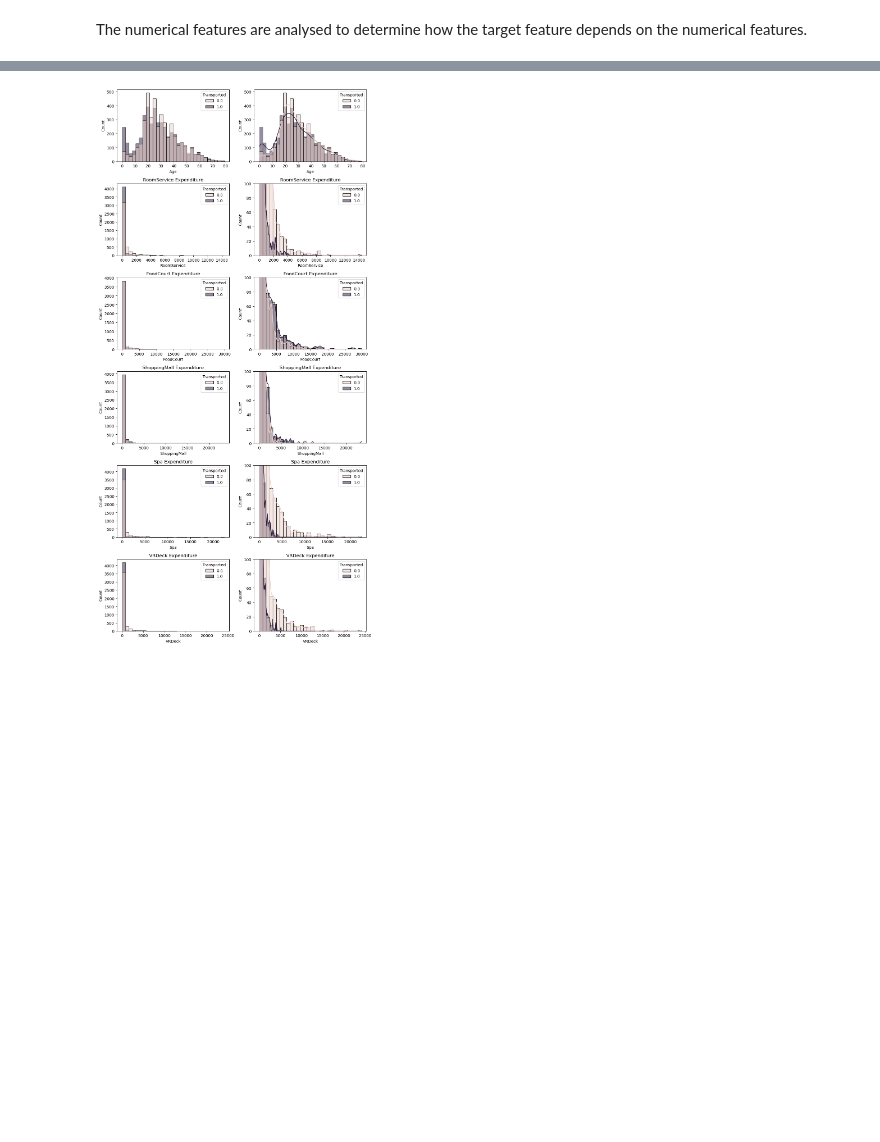
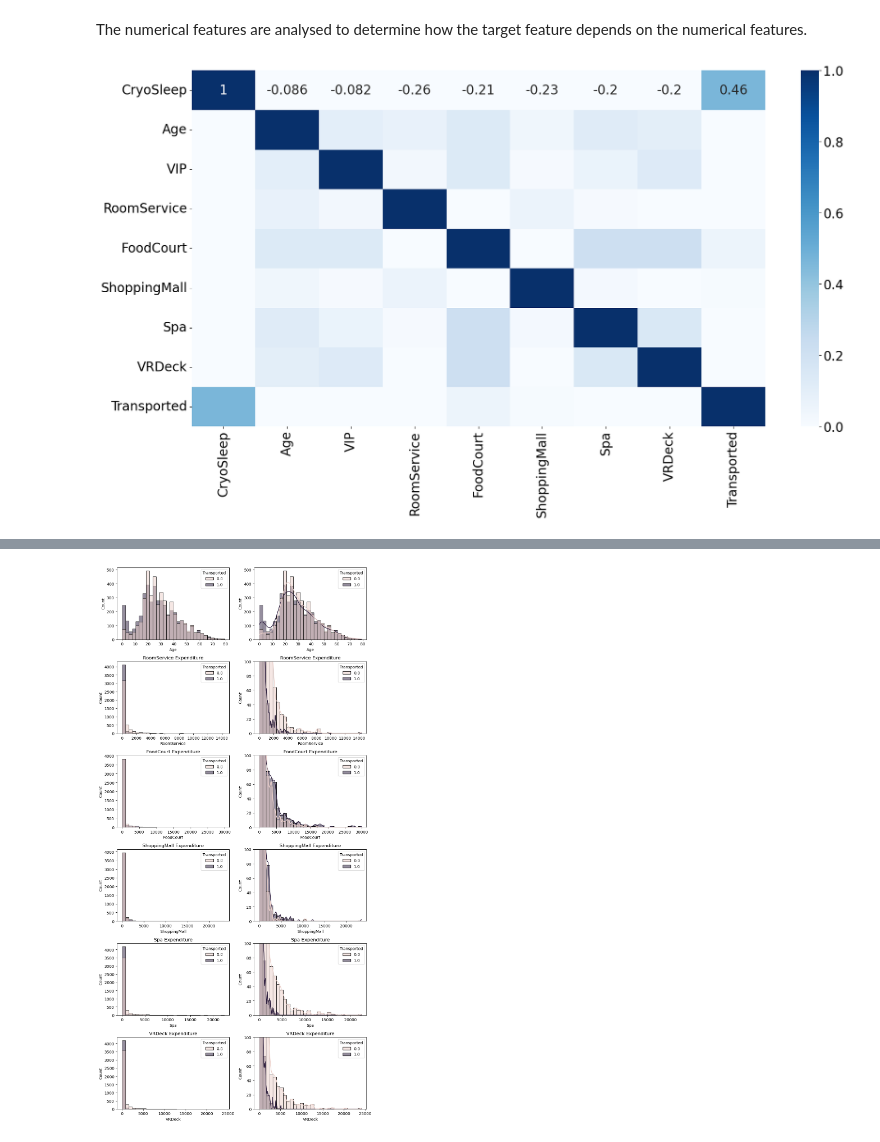
Before and after one commit to meneerfrikkie/SpaceshipTitanic, a Jupyter notebook: src/main.ipynb, the cells around one changed output, grey strips where cells are left out. Drawn from its saved outputs; the diff is of its cells as text; code cells hidden in the pictures; blank space fills up the shorter version.

Commit message:
Add: Heatmap + SNS Plot

```diff
--- a/src/main.ipynb
+++ b/src/main.ipynb
@@ -248,3 +248,17 @@ The relationship between categorical features and "Transported" is explored. Whi
 ### 2.2 Numerical Feature Analysis
 # %% [markdown]
 The numerical features are analysed to determine how the target feature depends on the numerical features.
+# %%
+# Create a copy of the DataFrame
+combined_df_copy = combined_df.replace({True: 1, False: 0})
+
+# Drop NaN values from the DataFrame
+combined_df_copy = combined_df_copy.dropna()
+
+# Create a heatmap of correlations for numerical columns
+sns.heatmap(combined_df_copy.select_dtypes(include=np.number).corr(), vmin=0, vmax=1, cmap=plt.cm.Blues, annot=True)
+
+# Display the heatmap
+plt.show()
+# %% [output]
+[figure, added]
```
Also changed, not shown: parts of 4 cells of this notebook.
